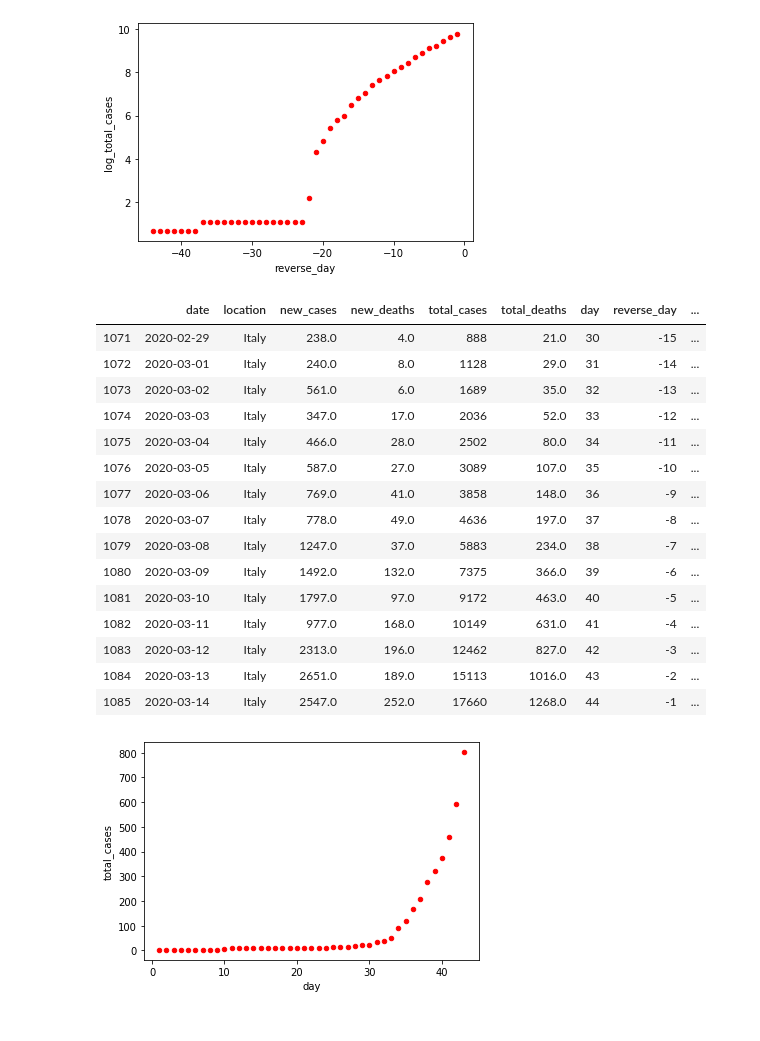
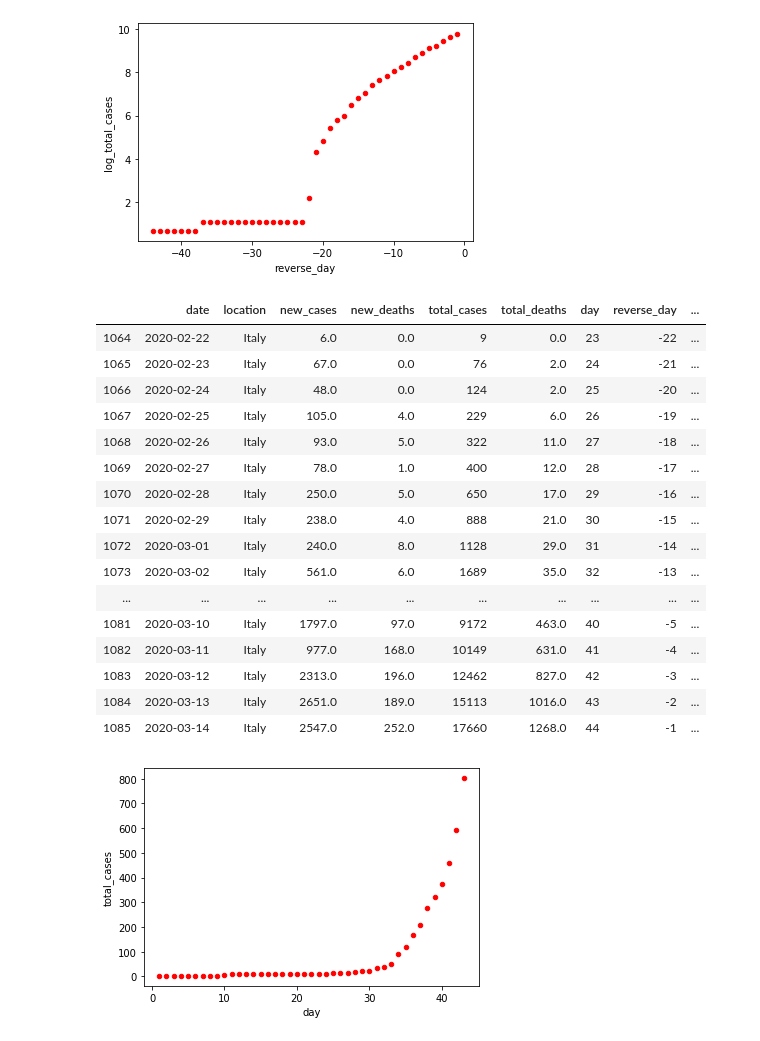
Before and after one commit to rishemjit/COVID_analysis, a Jupyter notebook: Regression_analysis.ipynb, the cells around one changed output. Cells and saved outputs as stored; diff of their text form; code cells hidden in the pictures.

```diff
--- a/Regression_analysis.ipynb
+++ b/Regression_analysis.ipynb
@@ -98,37 +98,43 @@ dCV_country['Italy'].plot(kind='scatter',x='reverse_day',y='log_total_cases',col
 # %%
 def get_data_from_ndays(df_dict, ndays = 30):
     df_subdict = {}
     for key in df_dict.keys():
         df_subdict[key] = df_dict[key].loc[df_dict[key]['day']>=ndays]
     return df_subdict
 dCVsub_country = get_data_from_ndays(dCV_country)
 dCVsub_country['Italy']
 
 def get_data_from_bigchange(df_dict, threshold = 1.5):
+    df_subdict = {}
     for key in df_dict.keys():
+        #print(key)
         next_day = (df_dict[key]['total_cases'])
         previous_day = (df_dict[key]['total_cases']).shift(1, axis=0)
         growth = (next_day-previous_day)/previous_day
         growth = growth.fillna(0)
         growth = growth.replace({np.inf:0,-np.inf:0})
-        growth.plot()
-        idx = growth.loc[growth>=threshold].index[0]
-        df_subdict[key] = df_dict[s].loc[idx:,:]
+        #print(growth)
+        try:
+            idx = growth.loc[growth>=threshold].index[0]
+            df_subdict[key] = df_dict[key].loc[idx:,:]
+        except:
+            df_subdict[key] = df_dict[key]
     return df_subdict
-dCVch_country = get_data_from_ndays(dCV_country)
+dCVch_country = get_data_from_bigchange(dCV_country)
 dCVch_country['Italy']
 # %% [output]
 |  | date | location | new_cases | new_deaths | total_cases | total_deaths | day | reverse_day | ... |
+| 1064 | 2020-02-22 | Italy | 6.0 | 0.0 | 9 | 0.0 | 23 | -22 | ... |
+| 1065 | 2020-02-23 | Italy | 67.0 | 0.0 | 76 | 2.0 | 24 | -21 | ... |
+| 1066 | 2020-02-24 | Italy | 48.0 | 0.0 | 124 | 2.0 | 25 | -20 | ... |
+| 1067 | 2020-02-25 | Italy | 105.0 | 4.0 | 229 | 6.0 | 26 | -19 | ... |
+| 1068 | 2020-02-26 | Italy | 93.0 | 5.0 | 322 | 11.0 | 27 | -18 | ... |
+| 1069 | 2020-02-27 | Italy | 78.0 | 1.0 | 400 | 12.0 | 28 | -17 | ... |
+| 1070 | 2020-02-28 | Italy | 250.0 | 5.0 | 650 | 17.0 | 29 | -16 | ... |
 | 1071 | 2020-02-29 | Italy | 238.0 | 4.0 | 888 | 21.0 | 30 | -15 | ... |
 | 1072 | 2020-03-01 | Italy | 240.0 | 8.0 | 1128 | 29.0 | 31 | -14 | ... |
 | 1073 | 2020-03-02 | Italy | 561.0 | 6.0 | 1689 | 35.0 | 32 | -13 | ... |
-| 1074 | 2020-03-03 | Italy | 347.0 | 17.0 | 2036 | 52.0 | 33 | -12 | ... |
-| 1075 | 2020-03-04 | Italy | 466.0 | 28.0 | 2502 | 80.0 | 34 | -11 | ... |
-| 1076 | 2020-03-05 | Italy | 587.0 | 27.0 | 3089 | 107.0 | 35 | -10 | ... |
-| 1077 | 2020-03-06 | Italy | 769.0 | 41.0 | 3858 | 148.0 | 36 | -9 | ... |
-| 1078 | 2020-03-07 | Italy | 778.0 | 49.0 | 4636 | 197.0 | 37 | -8 | ... |
-| 1079 | 2020-03-08 | Italy | 1247.0 | 37.0 | 5883 | 234.0 | 38 | -7 | ... |
-| 1080 | 2020-03-09 | Italy | 1492.0 | 132.0 | 7375 | 366.0 | 39 | -6 | ... |
+| ... | ... | ... | ... | ... | ... | ... | ... | ... | ... |
 | 1081 | 2020-03-10 | Italy | 1797.0 | 97.0 | 9172 | 463.0 | 40 | -5 | ... |
 | 1082 | 2020-03-11 | Italy | 977.0 | 168.0 | 10149 | 631.0 | 41 | -4 | ... |
 | 1083 | 2020-03-12 | Italy | 2313.0 | 196.0 | 12462 | 827.0 | 42 | -3 | ... |
```
Also changed, not shown: parts of 9 cells of this notebook.
